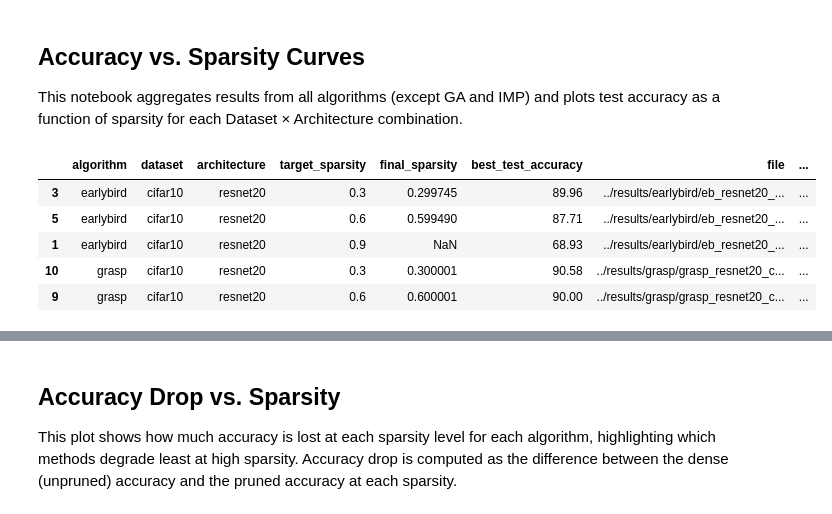
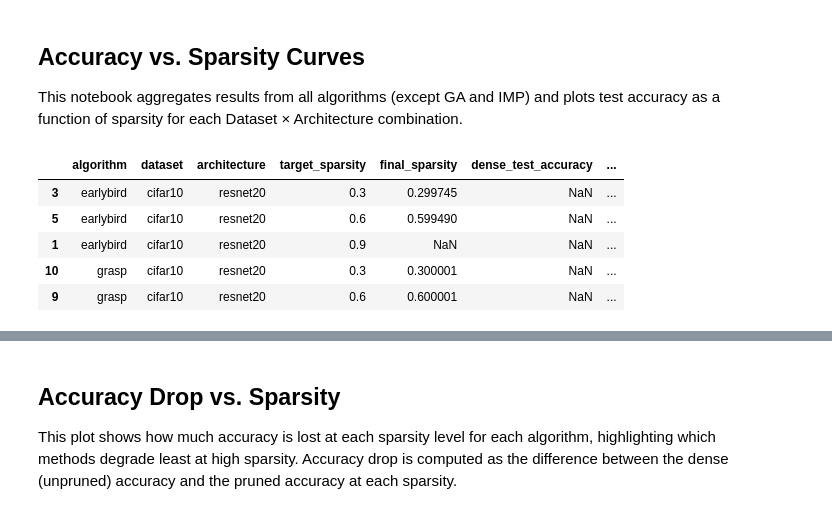
Before and after one commit to TruongQuocAnh76/lth_thesis, a Jupyter notebook: notebooks/results.ipynb, the cells around one changed output, grey strips where cells are left out. Saved outputs shown, nothing was run; the diff lists cells and outputs as text; code cells hidden in the pictures.

```diff
--- a/notebooks/results.ipynb
+++ b/notebooks/results.ipynb
@@ -11,13 +11,14 @@ import matplotlib.pyplot as plt
 import seaborn as sns
 from glob import glob
 
-# Define which algorithms to include (exclude GA and IMP)
+# Define which algorithms to include (now including IMP)
 ALGO_DIRS = [
     'earlybird',
     'grasp',
     'hybrid',
     'hybrid-improve',
     'synflow',
+    'imp',
 ]
 RESULTS_ROOT = '../results/'
 
@@ -28,7 +29,6 @@ SYNFLOW_RHO_TO_TARGET = {
     2.5: 0.6,
 }
 
-
 def _normalize_target_sparsity(value):
     if value is None:
         return None
@@ -37,14 +37,12 @@ def _normalize_target_sparsity(value):
     except (TypeError, ValueError):
         return None
 
-
 # Helper to extract info from a results.json file
 def extract_result_info(filepath, algo):
     with open(filepath, 'r') as f:
         data = json.load(f)
 
     algorithm = algo
-
     cfg = data.get('config', {}) if isinstance(data.get('config', {}), dict) else {}
     dataset = cfg.get('dataset') or cfg.get('dataset_name')
     arch = cfg.get('model') or cfg.get('model_name')
@@ -84,6 +82,7 @@ def extract_result_info(filepath, algo):
             target_sparsity = _normalize_target_sparsity(sparsity_match.group(1))
 
     dense_test_accuracy = final_results.get('dense_test_accuracy')
+    final_test_accuracy = final_results.get('final_test_accuracy')
 
     best_acc = final_results.get('best_test_accuracy')
     if best_acc is None:
@@ -98,40 +97,41 @@ def extract_result_info(filepath, algo):
         'dataset': dataset,
         'architecture': arch,
         'target_sparsity': target_sparsity,
         'final_sparsity': final_sparsity,
         'dense_test_accuracy': dense_test_accuracy,
+        'final_test_accuracy': final_test_accuracy,
         'best_test_accuracy': best_acc,
         'file': filepath,
     }
-
 
 # Aggregate all results
 results = []
 for algo in ALGO_DIRS:
     algo_dir = os.path.join(RESULTS_ROOT, algo)
     for root, dirs, files in os.walk(algo_dir):
         for fname in files:
             if fname == 'results.json':
                 info = extract_result_info(os.path.join(root, fname), algo)
                 if info['target_sparsity'] is not None and info['best_test_accuracy'] is not None:
                     results.append(info)
 
 df = pd.DataFrame(results)
 df['target_sparsity'] = pd.to_numeric(df['target_sparsity'], errors='coerce')
 df['best_test_accuracy'] = pd.to_numeric(df['best_test_accuracy'], errors='coerce')
+df['final_test_accuracy'] = pd.to_numeric(df['final_test_accuracy'], errors='coerce')
 df['dense_test_accuracy'] = pd.to_numeric(df['dense_test_accuracy'], errors='coerce')
 df = df.dropna(subset=['target_sparsity', 'best_test_accuracy'])
 # Always convert target sparsity to percent (decimal to percent)
 df['target_sparsity_percent'] = df['target_sparsity'] * 100
 df = df.sort_values(['dataset', 'architecture', 'algorithm', 'target_sparsity_percent'])
 df.head()
 # %% [output]
-|  | algorithm | dataset | architecture | target_sparsity | final_sparsity | best_test_accuracy | file | ... |
-| 3 | earlybird | cifar10 | resnet20 | 0.3 | 0.299745 | 89.96 | ../results/earlybird/eb_resnet20_... | ... |
-| 5 | earlybird | cifar10 | resnet20 | 0.6 | 0.599490 | 87.71 | ../results/earlybird/eb_resnet20_... | ... |
-| 1 | earlybird | cifar10 | resnet20 | 0.9 | NaN | 68.93 | ../results/earlybird/eb_resnet20_... | ... |
-| 10 | grasp | cifar10 | resnet20 | 0.3 | 0.300001 | 90.58 | ../results/grasp/grasp_resnet20_c... | ... |
-| 9 | grasp | cifar10 | resnet20 | 0.6 | 0.600001 | 90.00 | ../results/grasp/grasp_resnet20_c... | ... |
+|  | algorithm | dataset | architecture | target_sparsity | final_sparsity | dense_test_accuracy | ... |
+| 3 | earlybird | cifar10 | resnet20 | 0.3 | 0.299745 | NaN | ... |
+| 5 | earlybird | cifar10 | resnet20 | 0.6 | 0.599490 | NaN | ... |
+| 1 | earlybird | cifar10 | resnet20 | 0.9 | NaN | NaN | ... |
+| 10 | grasp | cifar10 | resnet20 | 0.3 | 0.300001 | NaN | ... |
+| 9 | grasp | cifar10 | resnet20 | 0.6 | 0.600001 | NaN | ... |
 # %%
 # Plot Accuracy vs. Target Sparsity for each (dataset, architecture)
 sns.set(style="whitegrid", font_scale=1.2)
```
Also changed, not shown: parts of 6 cells of this notebook, 20 other files.
